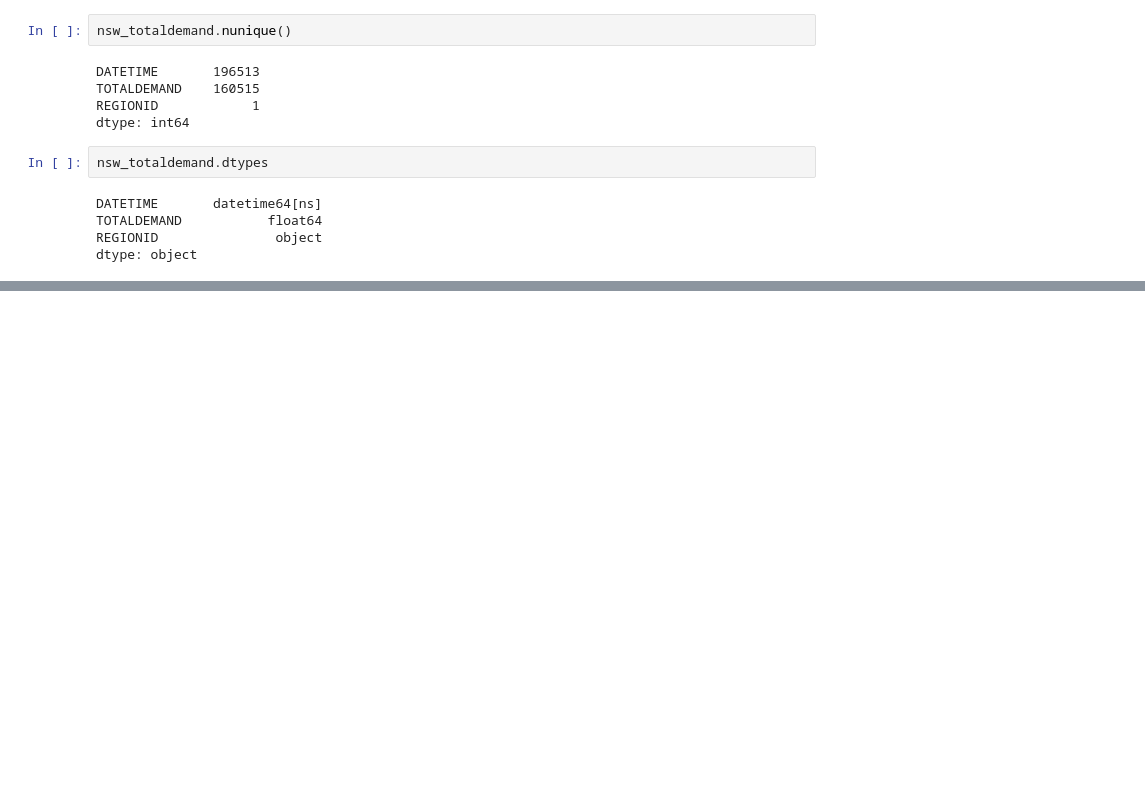
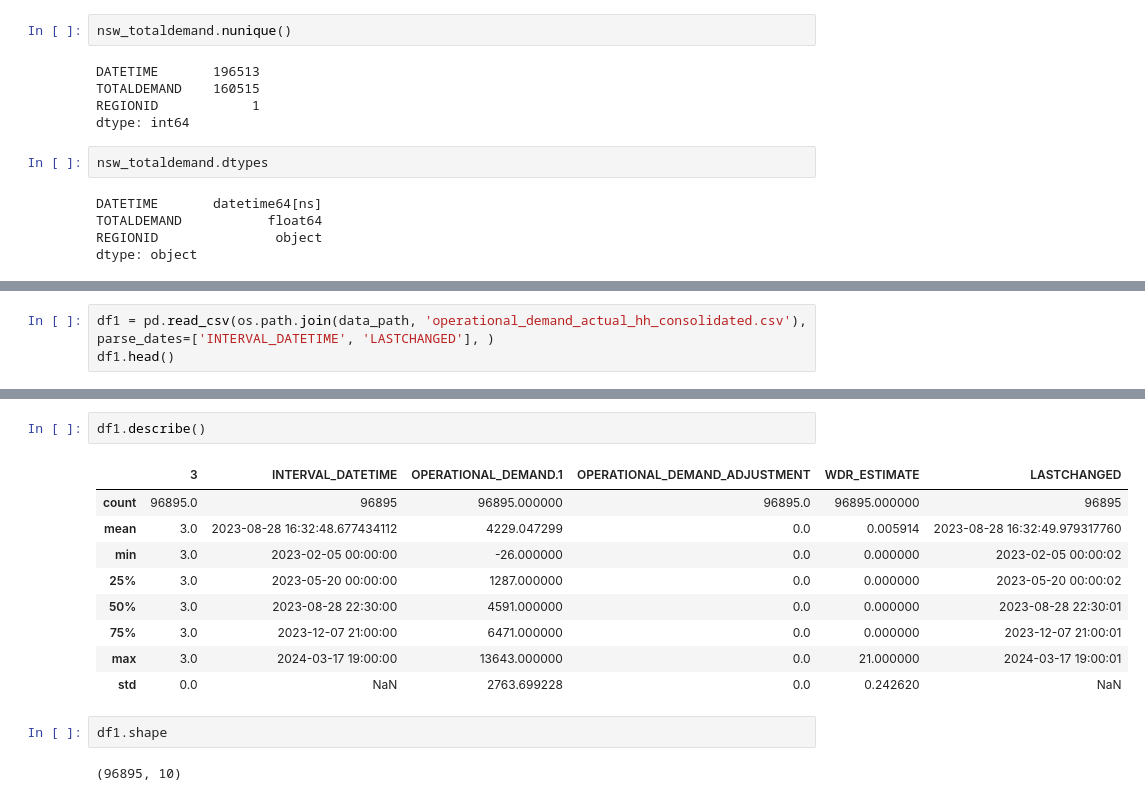
Before and after one commit to mkingopng/electricity_demand_forecasting, a Jupyter notebook: src/eda.ipynb, the cells around one changed output, grey strips where cells are left out. Saved outputs shown, nothing was run; the diff lists cells and outputs as text; blank space fills up the shorter version.

```diff
--- a/src/eda.ipynb
+++ b/src/eda.ipynb
@@ -1282,0 +1241,3 @@ dtype: object
+# %%
+df1 = pd.read_csv(os.path.join(data_path, 'operational_demand_actual_hh_consolidated.csv'), parse_dates=['INTERVAL_DATETIME', 'LASTCHANGED'], )
+df1.head()
@@ -1282,0 +1280,16 @@ dtype: object
+# %%
+df1.describe()
+# %% [output]
+|  | 3 | INTERVAL_DATETIME | OPERATIONAL_DEMAND.1 | OPERATIONAL_DEMAND_ADJUSTMENT | WDR_ESTIMATE | LASTCHANGED |
+| count | 96895.0 | 96895 | 96895.000000 | 96895.0 | 96895.000000 | 96895 |
+| mean | 3.0 | 2023-08-28 16:32:48.677434112 | 4229.047299 | 0.0 | 0.005914 | 2023-08-28 16:32:49.979317760 |
+| min | 3.0 | 2023-02-05 00:00:00 | -26.000000 | 0.0 | 0.000000 | 2023-02-05 00:00:02 |
+| 25% | 3.0 | 2023-05-20 00:00:00 | 1287.000000 | 0.0 | 0.000000 | 2023-05-20 00:00:02 |
+| 50% | 3.0 | 2023-08-28 22:30:00 | 4591.000000 | 0.0 | 0.000000 | 2023-08-28 22:30:01 |
+| 75% | 3.0 | 2023-12-07 21:00:00 | 6471.000000 | 0.0 | 0.000000 | 2023-12-07 21:00:01 |
+| max | 3.0 | 2024-03-17 19:00:00 | 13643.000000 | 0.0 | 21.000000 | 2024-03-17 19:00:01 |
+| std | 0.0 | NaN | 2763.699228 | 0.0 | 0.242620 | NaN |
+# %%
+df1.shape
+# %% [output]
+(96895, 10)
```
Also changed, not shown: parts of 67 cells of this notebook, 3 other files.
